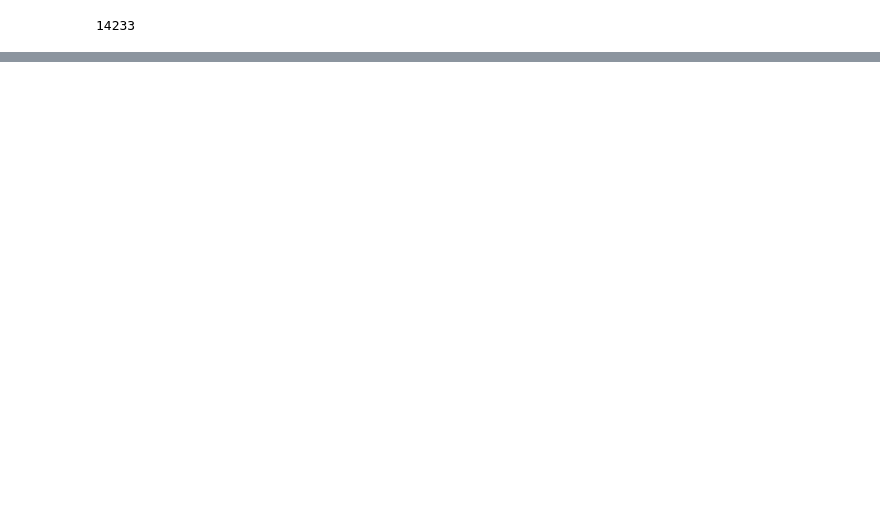
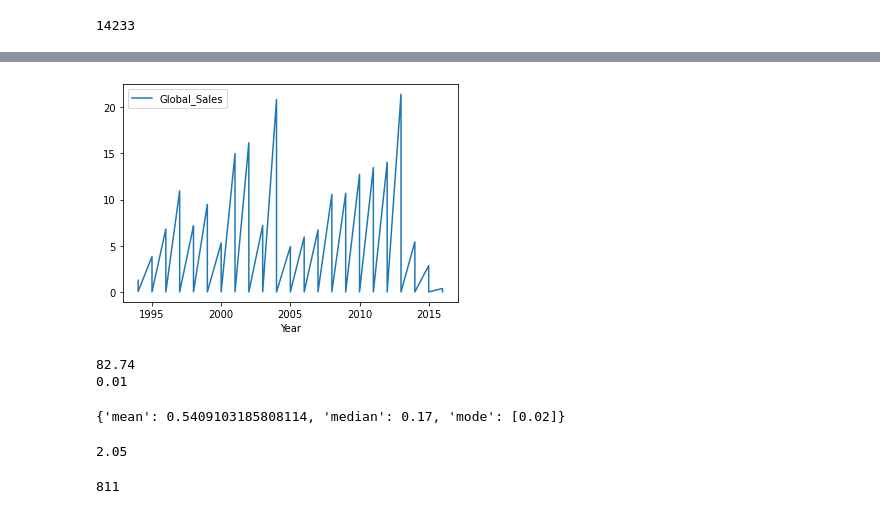
Before and after one commit to llogvinov/VIM, a Jupyter notebook: vim_4.ipynb, the cells around one changed output, grey strips where cells are left out. Drawn from its saved outputs; the diff is of its cells as text; code cells hidden in the pictures; blank space fills up the shorter version.

```diff
--- a/vim_4.ipynb
+++ b/vim_4.ipynb
@@ -152,3 +106,6 @@ df_n.head()
 df_n["Global_Sales"][df_n.Global_Sales < 1].count()
 # %% [output]
 14233
+# %%
+df_ps = df_n[(df_n["Platform"] == "PS") | (df_n["Platform"] == "PS2") | (df_n["Platform"] == "PS3")]
+df_ps.head()
@@ -154,0 +119,3 @@ df_n["Global_Sales"][df_n.Global_Sales < 1].count()
+# %%
+df_ps = df_ps.sort_index().sort_values("Year", kind='mergesort')
+df_ps.head(10)
@@ -154,0 +134,24 @@ df_n["Global_Sales"][df_n.Global_Sales < 1].count()
+# %%
+fig = df_ps.plot(x="Year", y="Global_Sales")
+# %% [output]
+[figure, added]
+# %%
+print(df_n["Global_Sales"].max())
+print(df_n["Global_Sales"].min())
+sales_stat = {"mean": df_n["Global_Sales"].mean(),
+            "median": df_n["Global_Sales"].median(),
+            "mode": df_n["Global_Sales"].mode().to_list(),
+            }
+sales_stat
+# %% [output]
+82.74
+0.01
+{'mean': 0.5409103185808114, 'median': 0.17, 'mode': [0.02]}
+# %%
+print(df_n["Global_Sales"].quantile(0.95))
+# %% [output]
+2.05
+# %%
+print(df_n["Global_Sales"][df_n.Global_Sales > 2.05].count())
+# %% [output]
+811
```
Also changed, not shown: parts of 6 cells of this notebook, 1 other file.
